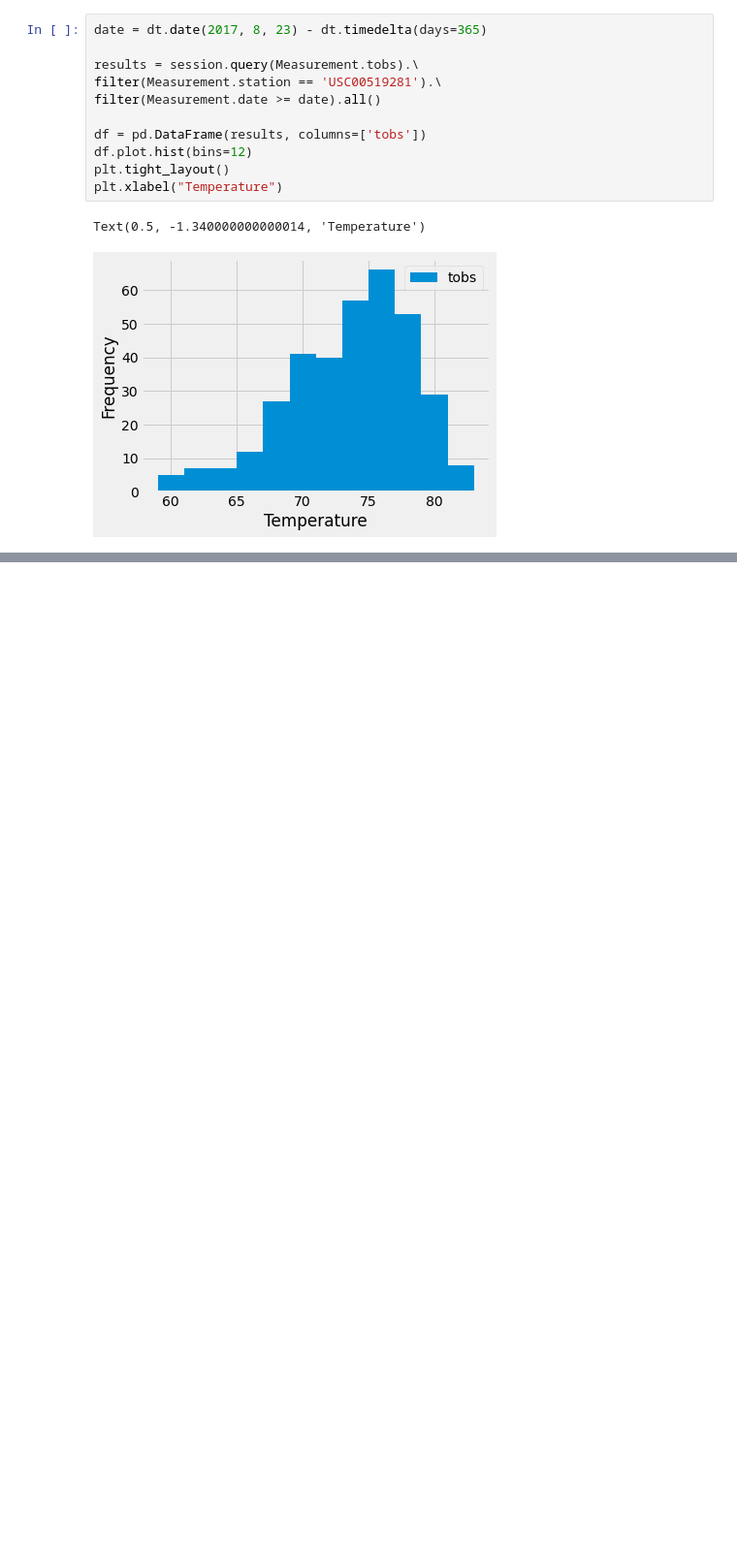
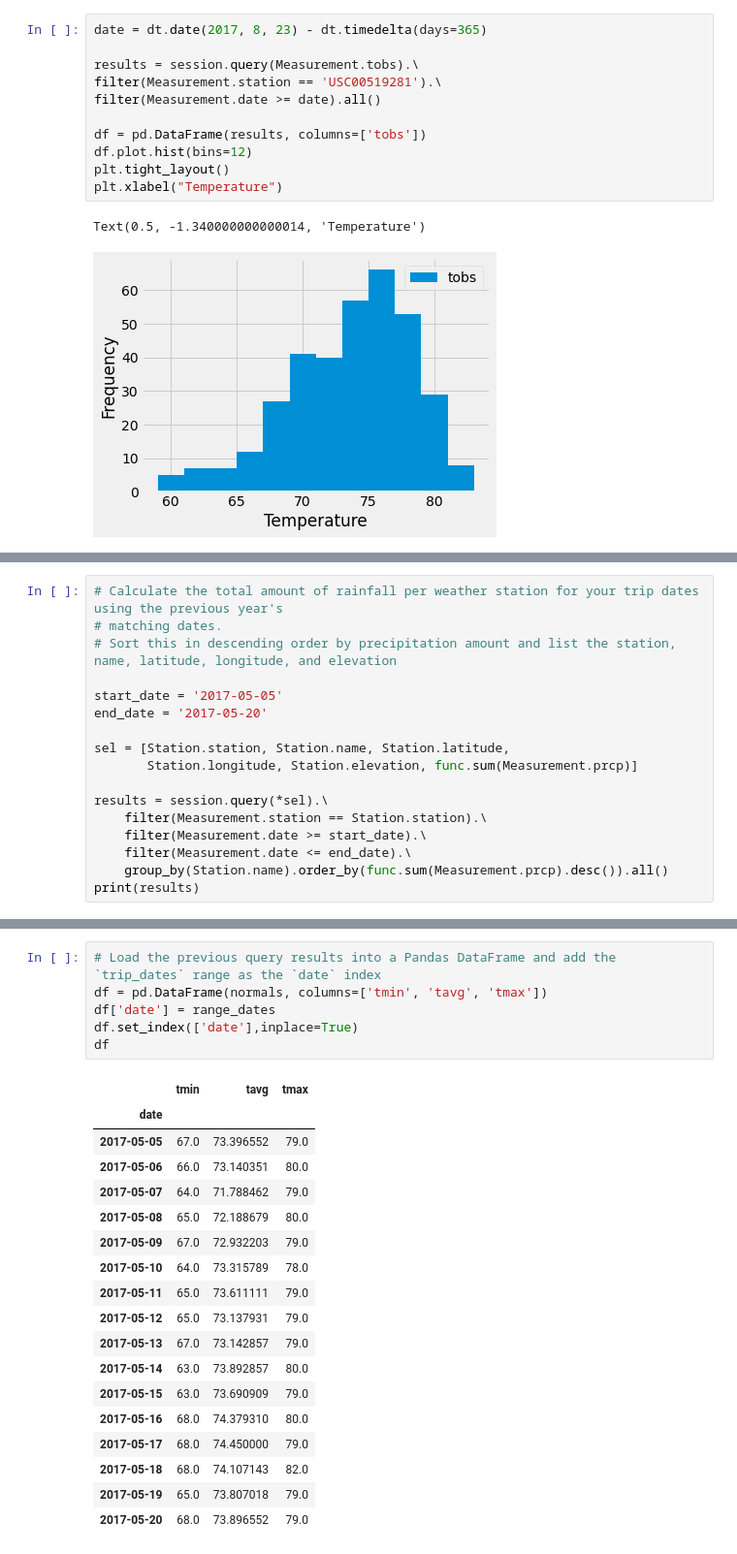
Before and after one commit to manishalal145/SQLAlchemyChallenge, a Jupyter notebook: ClimateAnalysis&DataExploration.ipynb, the cells around one changed output, grey strips where cells are left out. Shown at 97% size. Cells and saved outputs as stored; diff of their text form; blank space fills up the shorter version.

```diff
--- a/ClimateAnalysis&DataExploration.ipynb
+++ b/ClimateAnalysis&DataExploration.ipynb
@@ -159,0 +213,17 @@ Text(0.5, -1.340000000000014, 'Temperature')
+# %%
+# Calculate the total amount of rainfall per weather station for your trip dates using the previous year's
+# matching dates.
+# Sort this in descending order by precipitation amount and list the station, name, latitude, longitude, and elevation
+
+start_date = '2017-05-05'
+end_date = '2017-05-20'
+
+sel = [Station.station, Station.name, Station.latitude,
+       Station.longitude, Station.elevation, func.sum(Measurement.prcp)]
+
+results = session.query(*sel).\
+    filter(Measurement.station == Station.station).\
+    filter(Measurement.date >= start_date).\
+    filter(Measurement.date <= end_date).\
+    group_by(Station.name).order_by(func.sum(Measurement.prcp).desc()).all()
+print(results)
@@ -159,0 +292,25 @@ Text(0.5, -1.340000000000014, 'Temperature')
+# %%
+# Load the previous query results into a Pandas DataFrame and add the `trip_dates` range as the `date` index
+df = pd.DataFrame(normals, columns=['tmin', 'tavg', 'tmax'])
+df['date'] = range_dates
+df.set_index(['date'],inplace=True)
+df
+# %% [output]
+|  | tmin | tavg | tmax |
+| date |  |  |  |
+| 2017-05-05 | 67.0 | 73.396552 | 79.0 |
+| 2017-05-06 | 66.0 | 73.140351 | 80.0 |
+| 2017-05-07 | 64.0 | 71.788462 | 79.0 |
+| 2017-05-08 | 65.0 | 72.188679 | 80.0 |
+| 2017-05-09 | 67.0 | 72.932203 | 79.0 |
+| 2017-05-10 | 64.0 | 73.315789 | 78.0 |
+| 2017-05-11 | 65.0 | 73.611111 | 79.0 |
+| 2017-05-12 | 65.0 | 73.137931 | 79.0 |
+| 2017-05-13 | 67.0 | 73.142857 | 79.0 |
+| 2017-05-14 | 63.0 | 73.892857 | 80.0 |
+| 2017-05-15 | 63.0 | 73.690909 | 79.0 |
+| 2017-05-16 | 68.0 | 74.379310 | 80.0 |
+| 2017-05-17 | 68.0 | 74.450000 | 79.0 |
+| 2017-05-18 | 68.0 | 74.107143 | 82.0 |
+| 2017-05-19 | 65.0 | 73.807018 | 79.0 |
+| 2017-05-20 | 68.0 | 73.896552 | 79.0 |
```
Also changed, not shown: parts of 10 cells of this notebook.
